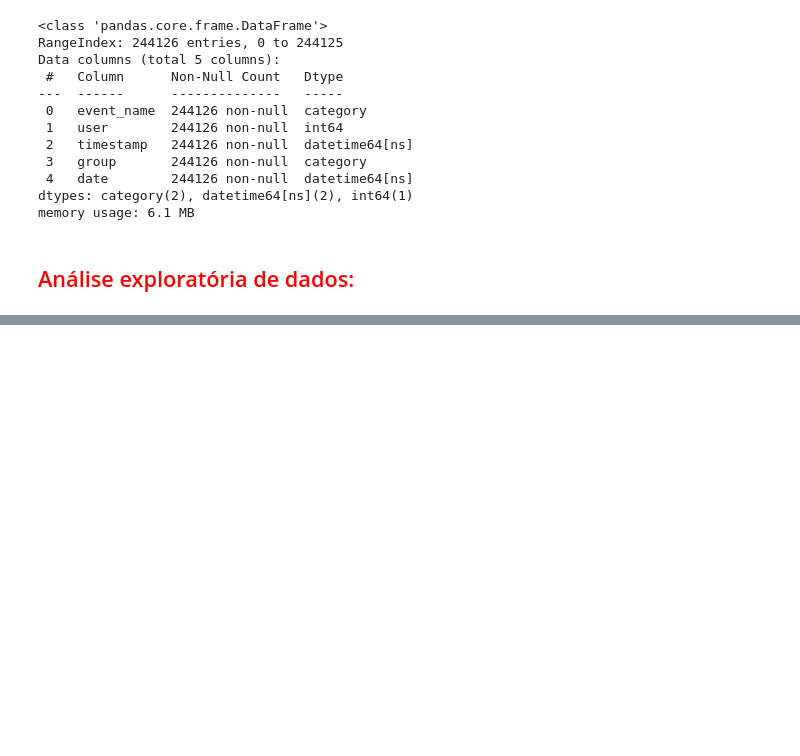
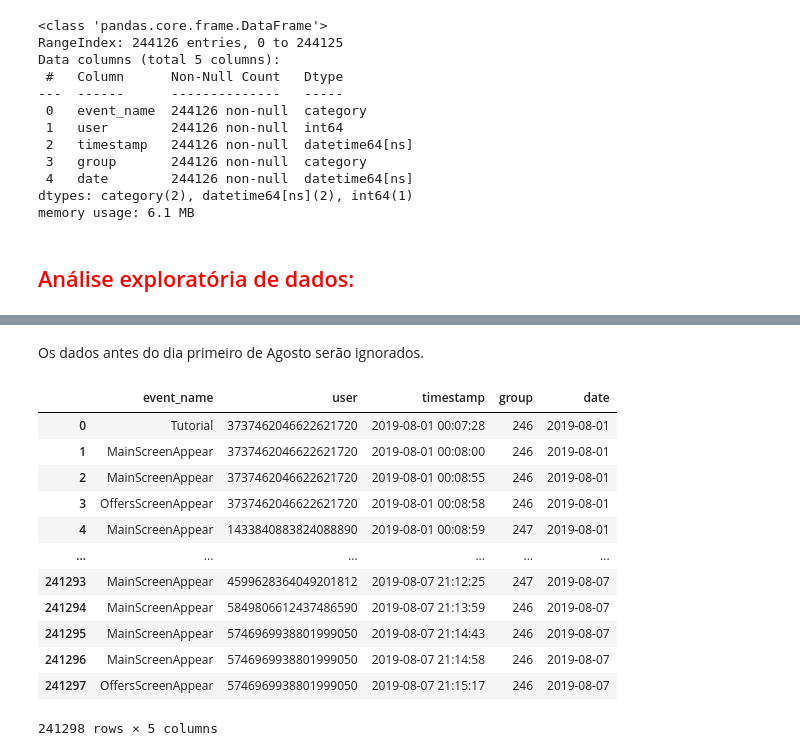
Before and after one commit to gustavoquareli/projeto_S11, a Jupyter notebook: notebook.ipynb, the cells around one changed output, grey strips where cells are left out. Cells and saved outputs as stored; diff of their text form; code cells hidden in the pictures; blank space fills up the shorter version.

```diff
--- a/notebook.ipynb
+++ b/notebook.ipynb
@@ -50,0 +116,20 @@ memory usage: 6.1 MB
+# %% [markdown]
+Os dados antes do dia primeiro de Agosto serão ignorados.
+# %%
+df = data[data['timestamp']>=line_date].reset_index(drop=True)
+df_size2 = df.shape[0]
+df
+# %% [output]
+|  | event_name | user | timestamp | group | date |
+| 0 | Tutorial | 3737462046622621720 | 2019-08-01 00:07:28 | 246 | 2019-08-01 |
+| 1 | MainScreenAppear | 3737462046622621720 | 2019-08-01 00:08:00 | 246 | 2019-08-01 |
+| 2 | MainScreenAppear | 3737462046622621720 | 2019-08-01 00:08:55 | 246 | 2019-08-01 |
+| 3 | OffersScreenAppear | 3737462046622621720 | 2019-08-01 00:08:58 | 246 | 2019-08-01 |
+| 4 | MainScreenAppear | 1433840883824088890 | 2019-08-01 00:08:59 | 247 | 2019-08-01 |
+| ... | ... | ... | ... | ... | ... |
+| 241293 | MainScreenAppear | 4599628364049201812 | 2019-08-07 21:12:25 | 247 | 2019-08-07 |
+| 241294 | MainScreenAppear | 5849806612437486590 | 2019-08-07 21:13:59 | 246 | 2019-08-07 |
+| 241295 | MainScreenAppear | 5746969938801999050 | 2019-08-07 21:14:43 | 246 | 2019-08-07 |
+| 241296 | MainScreenAppear | 5746969938801999050 | 2019-08-07 21:14:58 | 246 | 2019-08-07 |
+| 241297 | OffersScreenAppear | 5746969938801999050 | 2019-08-07 21:15:17 | 246 | 2019-08-07 |
+241298 rows × 5 columns
```
Also changed, not shown: parts of 13 cells of this notebook.
